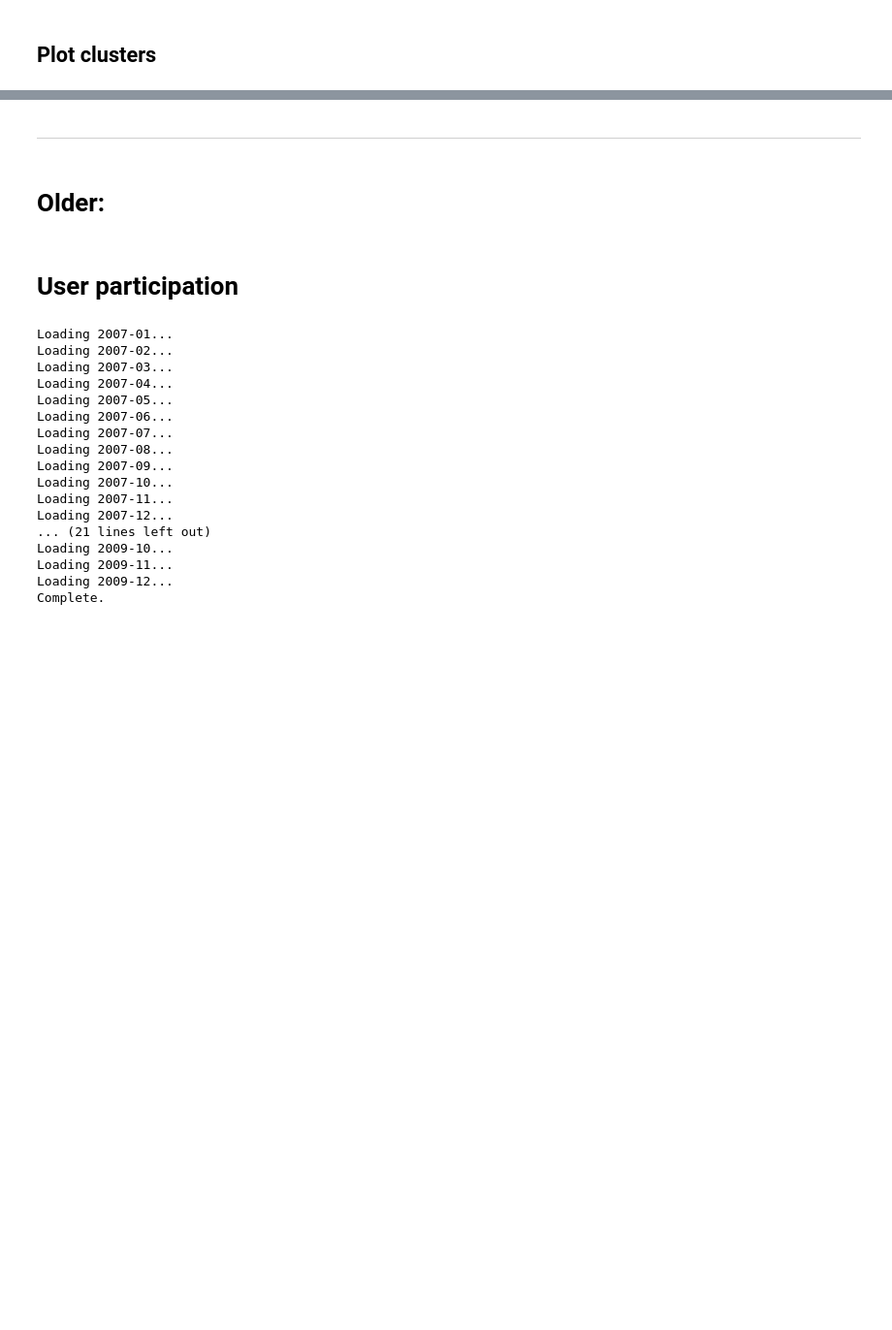
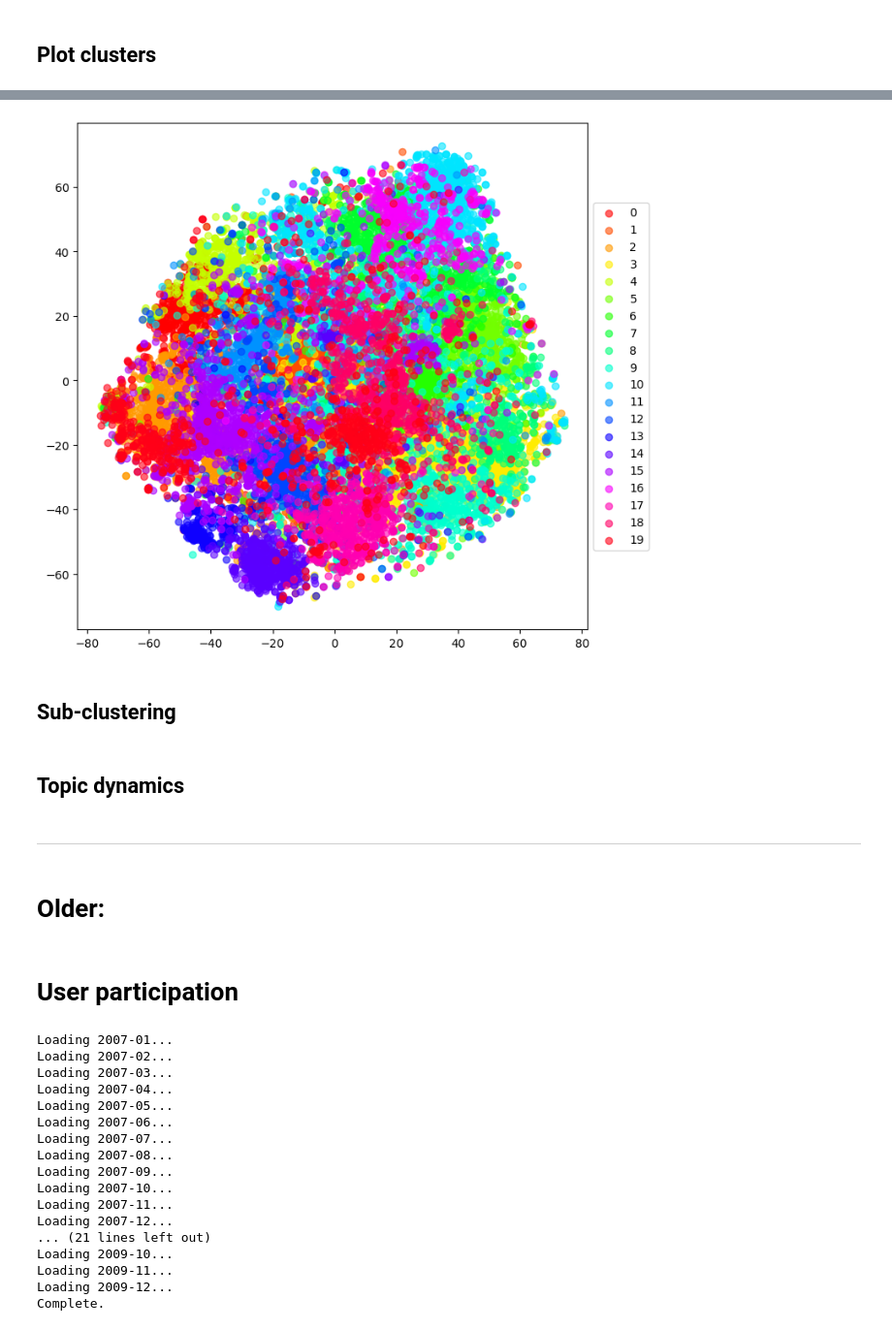
Before and after one commit to stmorse/reddit, a Jupyter notebook: older/cluster_analysis.ipynb, the cells around one changed output, grey strips where cells are left out. Shown at 97% size. Saved outputs shown, nothing was run; the diff lists cells and outputs as text; code cells hidden in the pictures; blank space fills up the shorter version.

```diff
--- a/older/cluster_analysis.ipynb
+++ b/older/cluster_analysis.ipynb
@@ -130,0 +114,3 @@ closest_points = np.argsort(distances)[:top_k]
+# %%
+# todo: load from file
+num_clusters = 20
@@ -130,0 +136,29 @@ closest_points = np.argsort(distances)[:top_k]
+# %%
+tsne = TSNE(n_components=2,
+            perplexity=50.0,  # similar to nearest neighbors, 5-50
+            early_exaggeration=24.0)  # tight in original -> tight in embedded
+tsne_values = tsne.fit_transform(sample_embeddings)
+# %%
+fig, ax = plt.subplots(figsize=(10, 8))
+
+# get colors for each cluster
+colors = plt.cm.hsv(np.linspace(0, 1, num_clusters))
+
+for i in range(num_clusters):
+    idx = np.where(sample_labels == i)[0]
+    ax.scatter(tsne_values[idx, 0],
+               tsne_values[idx, 1],
+               c=[colors[i]], alpha=0.6, label=i)
+
+# put the legend outside the plot
+box = ax.get_position()
+ax.set_position([box.x0, box.y0, box.width * 0.8, box.height])
+ax.legend(loc='center left', bbox_to_anchor=(1, 0.5))
+
+plt.show()
+# %% [output]
+[figure, added]
+# %% [markdown]
+## Sub-clustering
+# %% [markdown]
+## Topic dynamics
```
Also changed, not shown: parts of 9 cells of this notebook, 11 other files.
